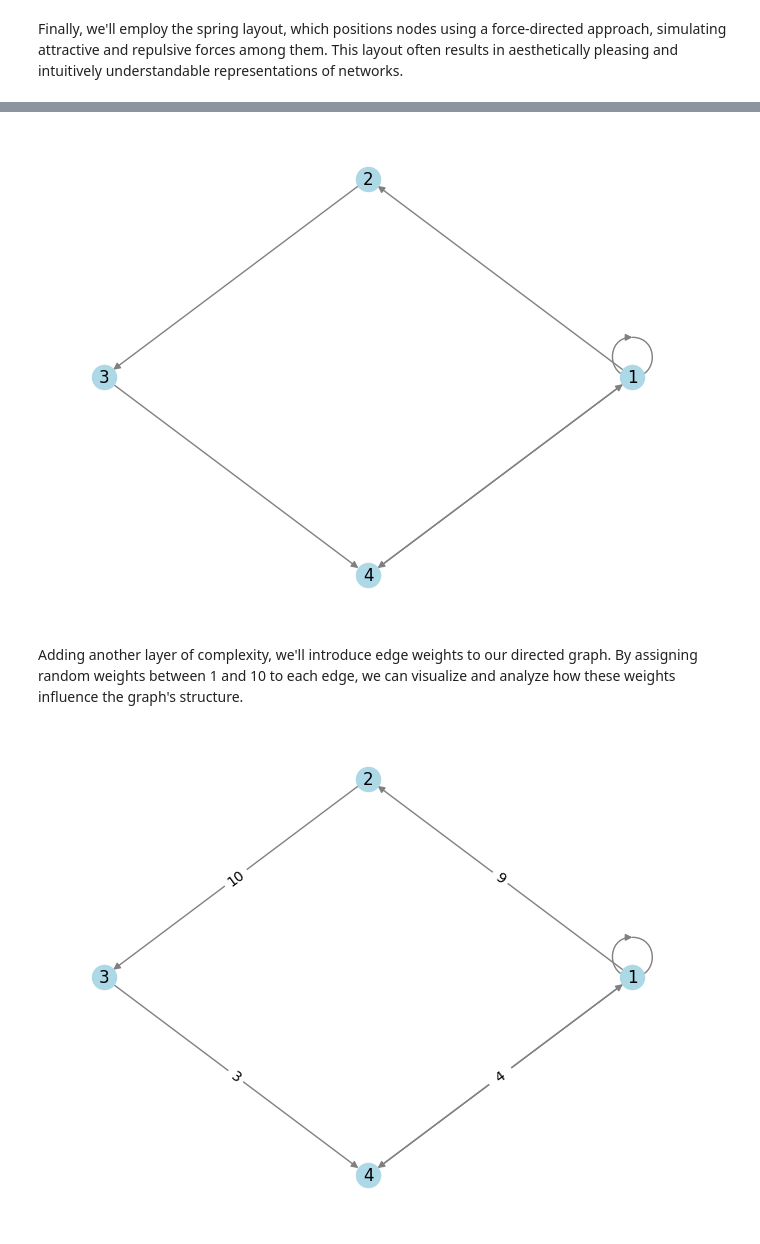
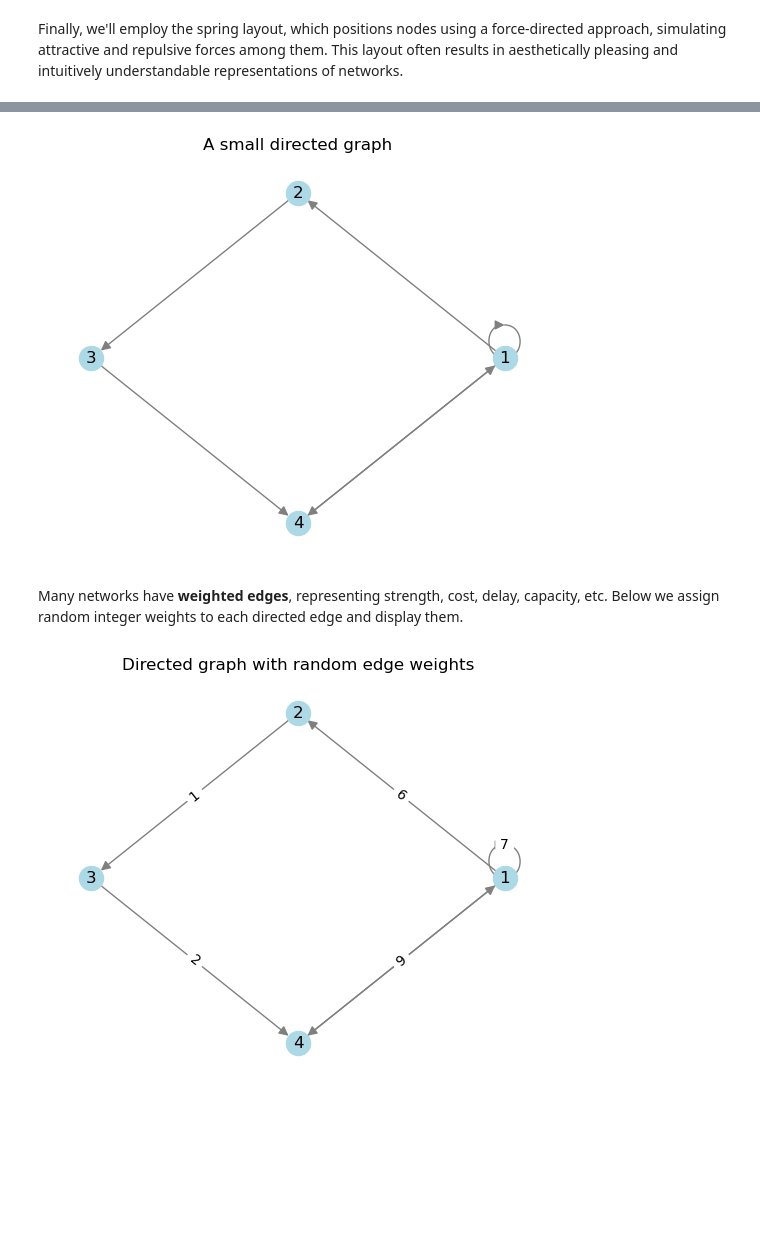
Before and after one commit to vmpreciado/DS4CN, a Jupyter notebook: Intro2NetworkX.ipynb, the cells around one changed output, grey strips where cells are left out. Saved outputs shown, nothing was run; the diff lists cells and outputs as text; code cells hidden in the pictures; blank space fills up the shorter version.

```diff
--- a/Intro2NetworkX.ipynb
+++ b/Intro2NetworkX.ipynb
@@ -142,35 +296,36 @@ NetworkX is not just limited to undirected graphs; it adeptly handles directed g
 # %%
-# Create an empty directed graph
+# Create a small directed graph
 D = nx.DiGraph()
+D.add_nodes_from([1, 2, 3, 4])
+D.add_edges_from([(1, 2), (2, 3), (3, 4), (4, 1), (1, 4), (1, 1)])  # includes a self-loop
 
-# Add nodes
-D.add_nodes_from([1, 2, 3, 4])
-
-# Add directed edges in a single line using a list of tuples
-D.add_edges_from([(1, 2), (2, 3), (3, 4), (4, 1), (1, 4), (1, 1)])
-
-# Draw the graph using a circular layout
-pos = nx.circular_layout(D)  # Use circular layout for node positioning
-nx.draw(D, pos, with_labels=True, node_color='lightblue', edge_color='gray', arrows=True)
-plt.show()  # Show the plot
+posD = nx.circular_layout(D)
+plt.figure(figsize=(5,4))
+nx.draw(D, posD, with_labels=True, node_color="lightblue", edge_color="gray", arrows=True, arrowsize=14)
+plt.title("A small directed graph")
+plt.axis("off")
+plt.show()
 # %% [output]
-[figure, old version]
+[figure, new version]
-# %% [markdown]
-Adding another layer of complexity, we'll introduce edge weights to our directed graph. By assigning random weights between 1 and 10 to each edge, we can visualize and analyze how these weights influence the graph's structure.
+# %% [markdown]
+Many networks have **weighted edges**, representing strength, cost, delay, capacity, etc.
+Below we assign random integer weights to each directed edge and display them.
 # %%
 import random
+random.seed(SEED)
 
 # Assign a random weight between 1 and 10 to each edge
 for (u, v) in D.edges():
-    D[u][v]['weight'] = random.randint(1, 10)
+    D[u][v]["weight"] = random.randint(1, 10)
 
-# Draw the graph using a circular layout
-pos = nx.circular_layout(D)  # Use circular layout for node positioning
-nx.draw(D, pos, with_labels=True, node_color='lightblue', edge_color='gray', arrows=True)
+pos = nx.circular_layout(D)
+plt.figure(figsize=(5,4))
+nx.draw(D, pos, with_labels=True, node_color="lightblue", edge_color="gray", arrows=True, arrowsize=14)
 
-# Display edge weights
-edge_labels = nx.get_edge_attributes(D, 'weight')
-nx.draw_networkx_edge_labels(D, pos, edge_labels=edge_labels)
-plt.show()  # Show the plot
+edge_labels = nx.get_edge_attributes(D, "weight")
+nx.draw_networkx_edge_labels(D, pos, edge_labels=edge_labels, font_size=10)
+plt.title("Directed graph with random edge weights")
+plt.axis("off")
+plt.show()
 # %% [output]
-[figure, old version]
+[figure, new version]
```
Also changed, not shown: parts of 43 cells of this notebook.
